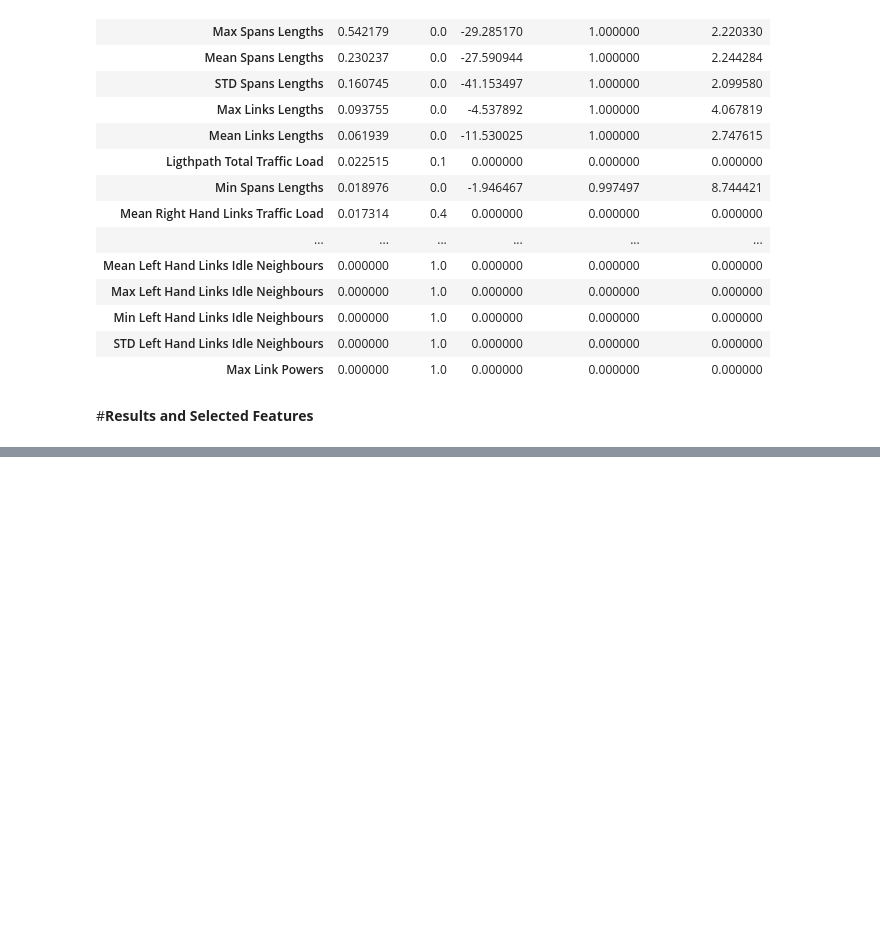
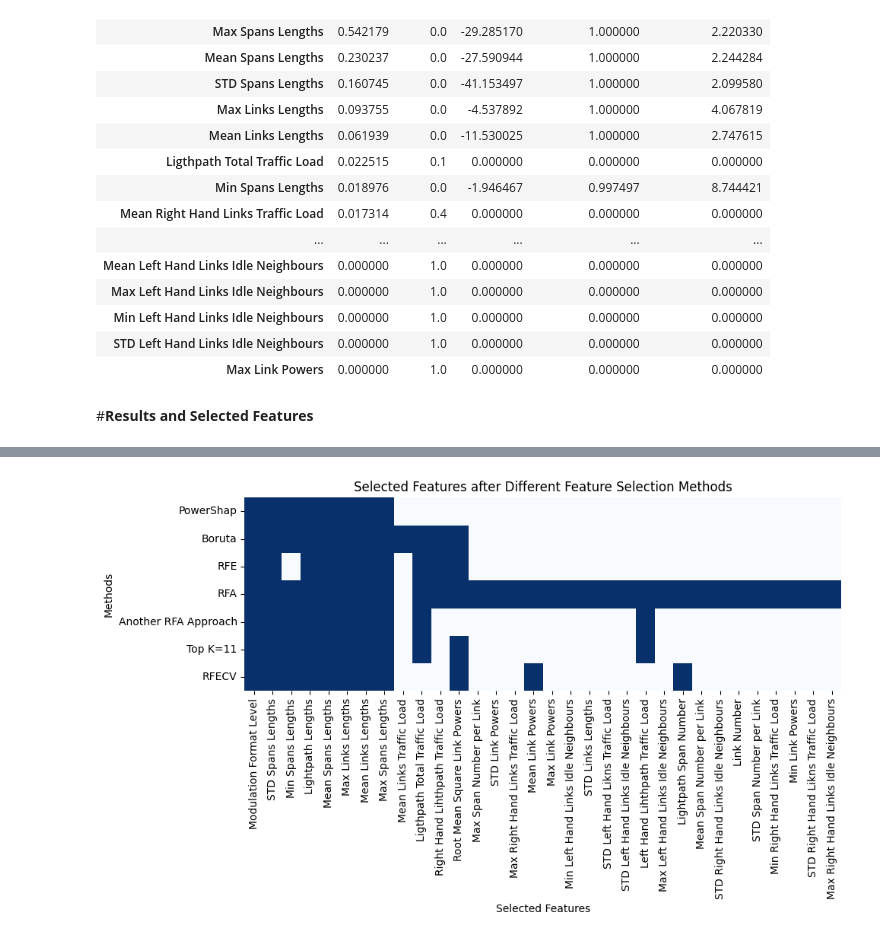
Before and after one commit to husseinfawaz20/QoT, a Jupyter notebook: QoT.ipynb, the cells around one changed output, grey strips where cells are left out. Saved outputs shown, nothing was run; the diff lists cells and outputs as text; code cells hidden in the pictures; blank space fills up the shorter version.

Commit message:
Add latest results and selected features

```diff
--- a/QoT.ipynb
+++ b/QoT.ipynb
@@ -1029,0 +1038,30 @@ get_features()
+# %%
+import pandas as pd
+import seaborn as sns
+import matplotlib.pyplot as plt
+from collections import OrderedDict
+
+df = pd.read_csv("selected_features.csv")
+
+selected_features_list = [set(feature.strip() for feature in features.split(",")) for features in df["Selected_Features"]]
+
+features_dict = {}
+for idx, features in enumerate(selected_features_list):
+    for feature in features:
+        if feature not in features_dict:
+            features_dict[feature] = [0] * len(df)
+        features_dict[feature][idx] = 1
+
+selected_features_df = pd.DataFrame(features_dict)
+
+selected_features_df.insert(0, "Method", df["Feature_Selection_Method"])
+
+plt.figure(figsize=(10, 6))
+sns.heatmap(selected_features_df.set_index("Method"), cmap="Blues", cbar=False, xticklabels="auto", yticklabels="auto")
+plt.ylabel("Methods")
+plt.xlabel("Selected Features")
+plt.title("Selected Features after Different Feature Selection Methods")
+plt.tight_layout()
+plt.show()
+# %% [output]
+[figure, added]
```
Also changed, not shown: parts of 3 cells of this notebook.
